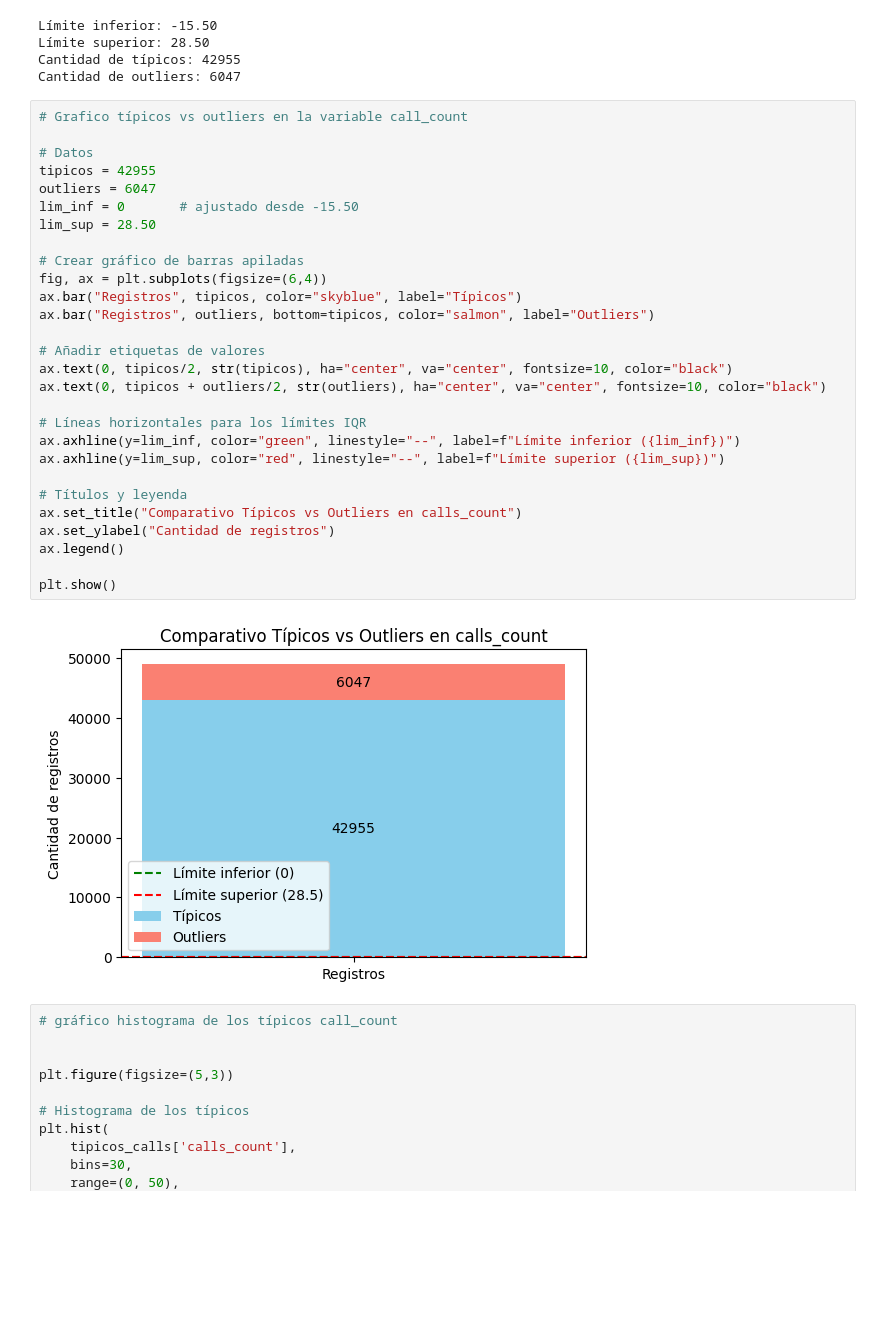
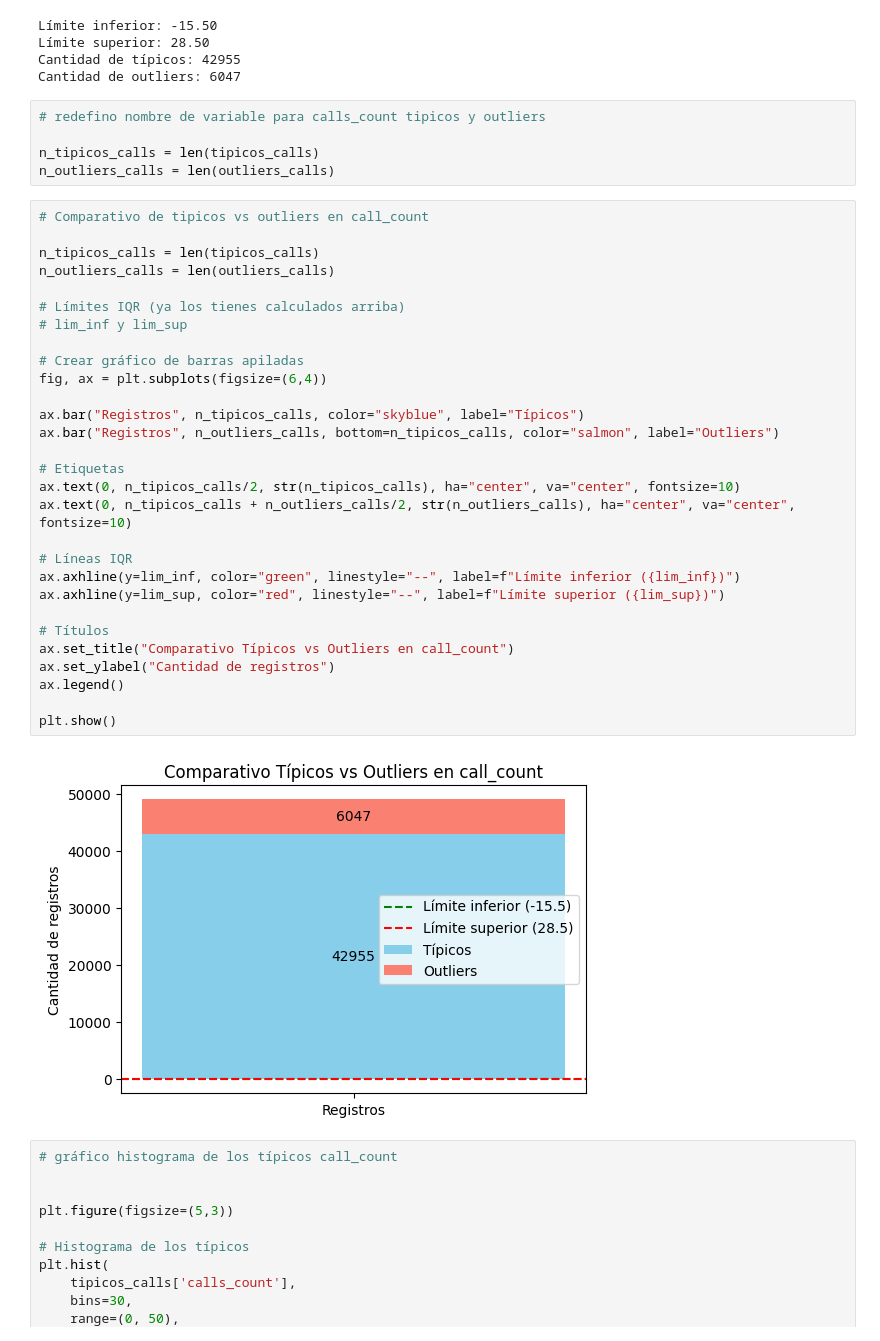
Before and after one commit to albert777mendoza/final_project_da, a Jupyter notebook: case1_telecom/notebooks/telecom_case.ipynb, the cells around one changed output. Cells and saved outputs as stored; diff of their text form; blank space fills up the shorter version.

```diff
--- a/case1_telecom/notebooks/telecom_case.ipynb
+++ b/case1_telecom/notebooks/telecom_case.ipynb
@@ -583,36 +602,42 @@ Límite inferior: -15.50
 Límite superior: 28.50
 Cantidad de típicos: 42955
 Cantidad de outliers: 6047
+# %%
+# redefino nombre de variable para calls_count tipicos y outliers
+
+n_tipicos_calls = len(tipicos_calls)
+n_outliers_calls = len(outliers_calls)
 # %%
-# Grafico típicos vs outliers en la variable call_count
+# Comparativo de tipicos vs outliers en call_count
 
-# Datos
-tipicos = 42955
-outliers = 6047
-lim_inf = 0       # ajustado desde -15.50
-lim_sup = 28.50
+n_tipicos_calls = len(tipicos_calls)
+n_outliers_calls = len(outliers_calls)
+
+# Límites IQR (ya los tienes calculados arriba)
+# lim_inf y lim_sup
 
 # Crear gráfico de barras apiladas
 fig, ax = plt.subplots(figsize=(6,4))
-ax.bar("Registros", tipicos, color="skyblue", label="Típicos")
-ax.bar("Registros", outliers, bottom=tipicos, color="salmon", label="Outliers")
 
-# Añadir etiquetas de valores
-ax.text(0, tipicos/2, str(tipicos), ha="center", va="center", fontsize=10, color="black")
-ax.text(0, tipicos + outliers/2, str(outliers), ha="center", va="center", fontsize=10, color="black")
+ax.bar("Registros", n_tipicos_calls, color="skyblue", label="Típicos")
+ax.bar("Registros", n_outliers_calls, bottom=n_tipicos_calls, color="salmon", label="Outliers")
 
-# Líneas horizontales para los límites IQR
+# Etiquetas
+ax.text(0, n_tipicos_calls/2, str(n_tipicos_calls), ha="center", va="center", fontsize=10)
+ax.text(0, n_tipicos_calls + n_outliers_calls/2, str(n_outliers_calls), ha="center", va="center", fontsize=10)
+
+# Líneas IQR
 ax.axhline(y=lim_inf, color="green", linestyle="--", label=f"Límite inferior ({lim_inf})")
 ax.axhline(y=lim_sup, color="red", linestyle="--", label=f"Límite superior ({lim_sup})")
 
-# Títulos y leyenda
-ax.set_title("Comparativo Típicos vs Outliers en calls_count")
+# Títulos
+ax.set_title("Comparativo Típicos vs Outliers en call_count")
 ax.set_ylabel("Cantidad de registros")
 ax.legend()
 
 plt.show()
 # %% [output]
-[figure, old version]
+[figure, new version]
 # %%
 # gráfico histograma de los típicos call_count
 
```
Also changed, not shown: parts of 71 cells of this notebook.
